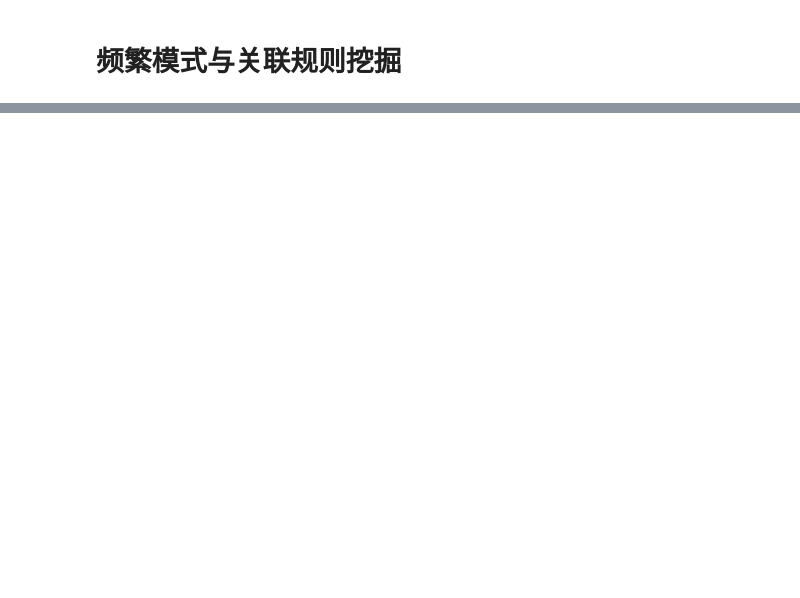
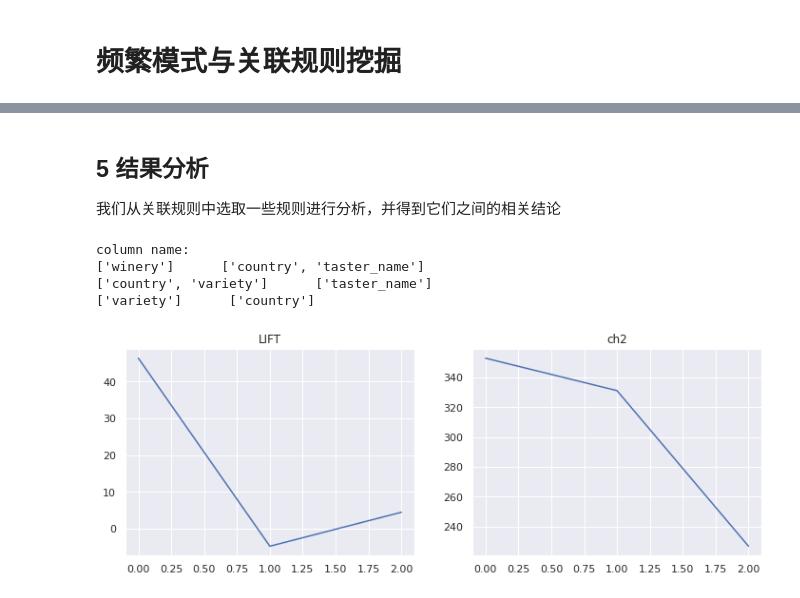
Before and after one commit to xinzwang/data-mining-hw2, a Jupyter notebook: Wine Reviews.ipynb, the cells around one changed output, grey strips where cells are left out. Cells and saved outputs as stored; diff of their text form; code cells hidden in the pictures; blank space fills up the shorter version.

```diff
--- a/Wine Reviews.ipynb
+++ b/Wine Reviews.ipynb
@@ -20,0 +90,3 @@ KeyboardInterrupt:
+# %%
+wine.dropna(inplace=True)
+wine.info()
@@ -20,0 +132,5 @@ KeyboardInterrupt:
+# %%
+def col_name(s):
+	s = [s] if isinstance(s, str) else s
+	seriesObj = wine.isin(s).any()
+	return list(seriesObj[seriesObj].index)
@@ -20,0 +165,11 @@ KeyboardInterrupt:
+# %%
+# 选取的关联关系
+rul = {
+	('Wines & Winemakers',) : (('Portugal', 'Roger Voss'), 1.0),
+	('Chile', 'Merlot')		: (('Michael Schachner',),     0.9754098360655737),
+	('Petit Verdot',)		: (('US',),                     0.7887323943661971)
+}
+# 输出所属的数据列
+print("column name:")
+for k,v in rul.items():
+	print(col_name(k), '    ',col_name(v[0]))
@@ -20,0 +252,44 @@ KeyboardInterrupt:
+# %% [markdown]
+## 5 结果分析
+我们从关联规则中选取一些规则进行分析，并得到它们之间的相关结论
+# %%
+# 选取的关联关系
+rules = {
+	('Wines & Winemakers',) : (('Portugal', 'Roger Voss'), 1.0),
+	('Chile', 'Merlot')		: (('Michael Schachner',),     0.9754098360655737),
+	('Petit Verdot',)		: (('US',),                     0.7887323943661971)
+}
+# 输出所属的数据列
+print("column name:")
+for k,v in rules.items():
+	print(col_name(k), '    ',col_name(v[0]))
+# 计算lift、卡方值
+ch2_val = []
+lift_val = []
+for k,v in rules.items():
+	row = collect_has_row(wine,k)	# 包含k的行
+	a1 = collect_has_row(row,v[0]).size	# TT
+	a2 = row.size - a1				# TF
+
+	row = collect_not_row(wine,v[0]) # 不包含包含k的行
+	b1 = collect_has_row(row,k).size	# FT
+	b2 = row.size - b1
+	a = np.array([[a1,a2],[b1,b2]])
+	ch2_val.append(ch2(a))
+	lift_val.append(lift(a))
+
+plt.figure(figsize=(12,4))
+plt.subplot(1,2,1)
+plt.title('LIFT')
+plt.plot(range(len(ch2_val)),ch2_val)
+
+plt.subplot(1,2,2)
+plt.title('ch2')
+plt.plot(range(len(lift_val)),lift_val)
+plt.show()
+# %% [output]
+column name:
+['winery']      ['country', 'taster_name']
+['country', 'variety']      ['taster_name']
+['variety']      ['country']
+[figure, added]
```
Also changed, not shown: parts of 22 cells of this notebook, 2 other files.
